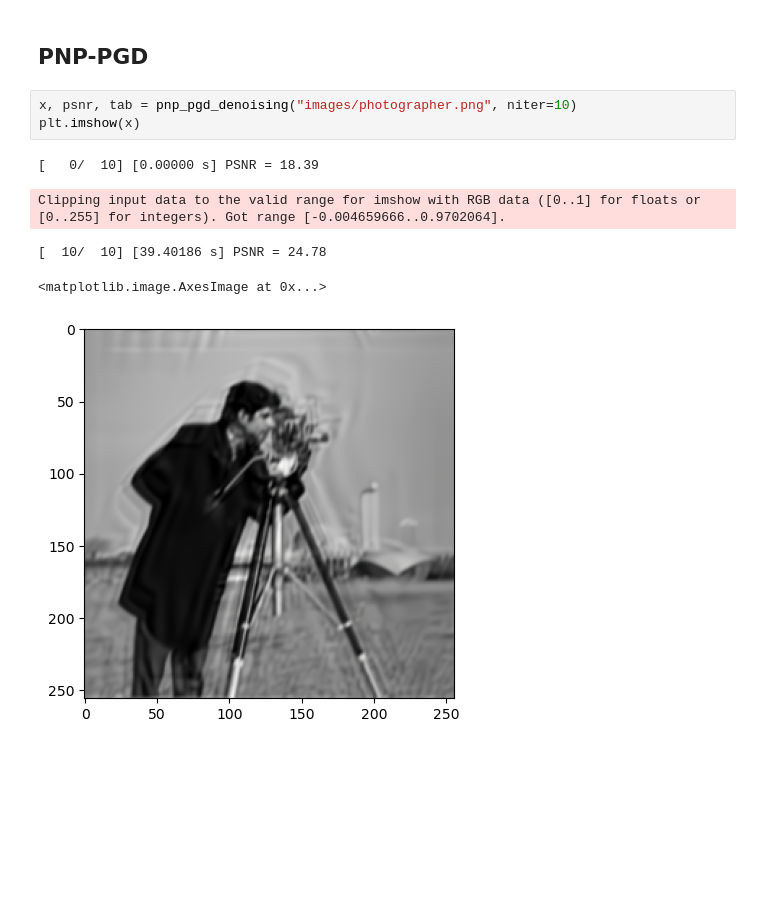
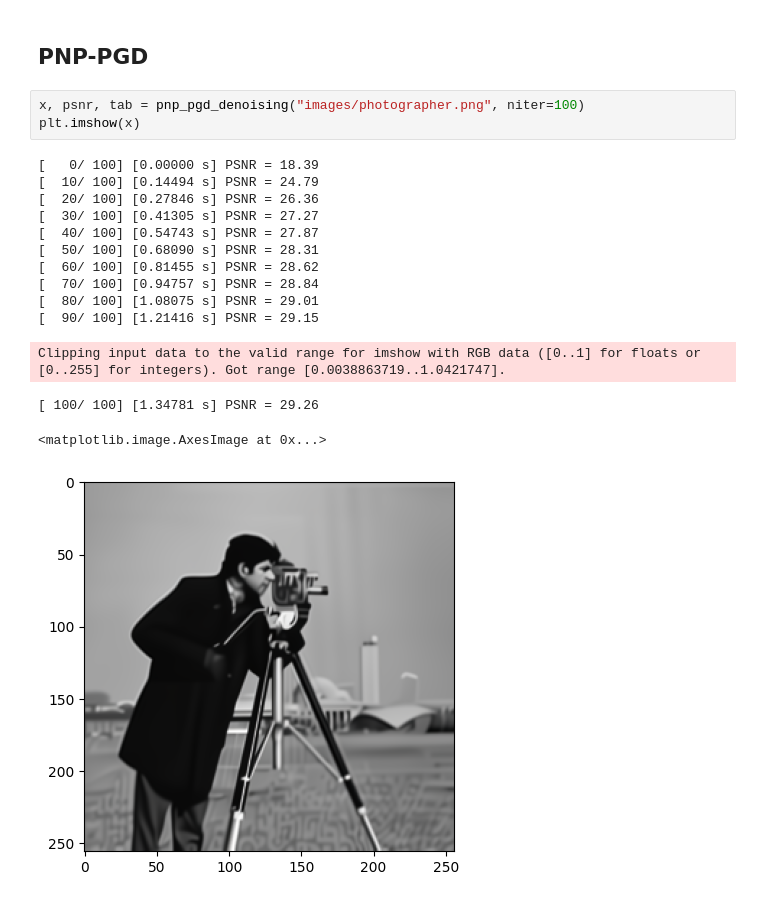
Before and after one commit to SullivanCastro/GMI_experiment, a Jupyter notebook: experiments.ipynb, the cells around one changed output. Drawn from its saved outputs; the diff is of its cells as text; blank space fills up the shorter version.

```diff
--- a/experiments.ipynb
+++ b/experiments.ipynb
@@ -12,12 +38,21 @@ import numpy as np
 # %% [markdown]
 ## PNP-PGD
 # %%
-x, psnr, tab = pnp_pgd_denoising("images/photographer.png", niter=10)
+x, psnr, tab = pnp_pgd_denoising("images/photographer.png", niter=100)
 plt.imshow(x)
 # %% [output]
-[   0/  10] [0.00000 s] PSNR = 18.39
+[   0/ 100] [0.00000 s] PSNR = 18.39
+[  10/ 100] [0.14494 s] PSNR = 24.79
+[  20/ 100] [0.27846 s] PSNR = 26.36
+[  30/ 100] [0.41305 s] PSNR = 27.27
+[  40/ 100] [0.54743 s] PSNR = 27.87
+[  50/ 100] [0.68090 s] PSNR = 28.31
+[  60/ 100] [0.81455 s] PSNR = 28.62
+[  70/ 100] [0.94757 s] PSNR = 28.84
+[  80/ 100] [1.08075 s] PSNR = 29.01
+[  90/ 100] [1.21416 s] PSNR = 29.15
-Clipping input data to the valid range for imshow with RGB data ([0..1] for floats or [0..255] for integers). Got range [-0.004659666..0.9702064].
+Clipping input data to the valid range for imshow with RGB data ([0..1] for floats or [0..255] for integers). Got range [0.0038863719..1.0421747].
-[  10/  10] [39.40186 s] PSNR = 24.78
+[ 100/ 100] [1.34781 s] PSNR = 29.26
 <matplotlib.image.AxesImage at 0x...>
-[figure, old version]
+[figure, new version]
 # %% [markdown]
```
Also changed, not shown: parts of 4 cells of this notebook, 33 other files.
